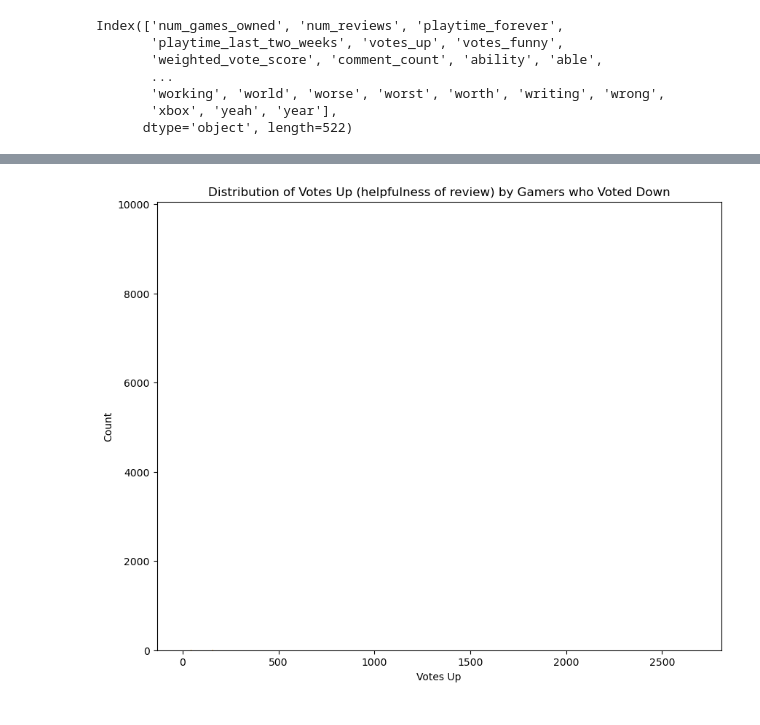
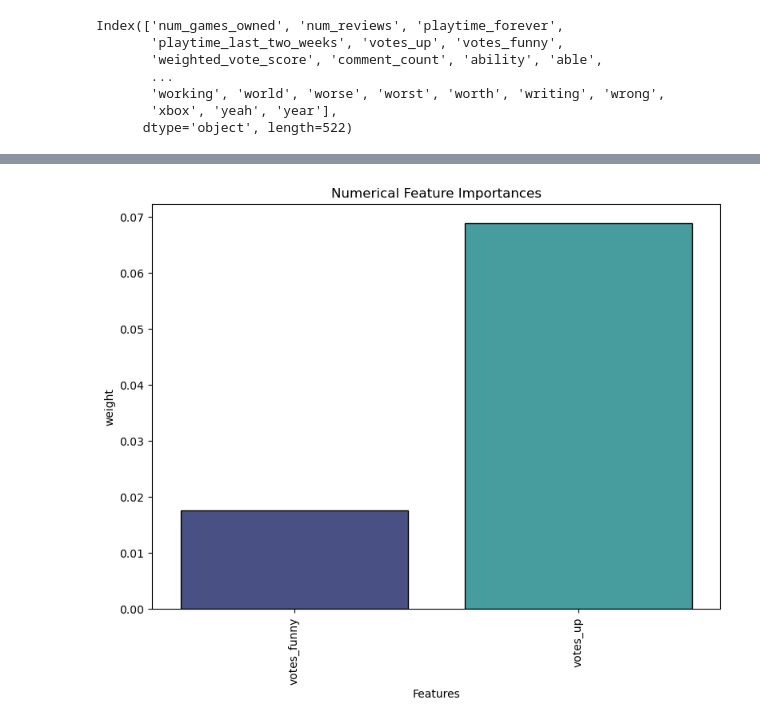
Before and after one commit to JocelArcelona/Fallout-Series-Steam-Reviews-Sentiment-Analysis, a Jupyter notebook: notebooks/Data Cleaning, EDA and Modeling with Unigrams using NLTK.ipynb, the cells around one changed output, grey strips where cells are left out. Cells and saved outputs as stored; diff of their text form; code cells hidden in the pictures.

Commit message:
added numerical and word feature importances

```diff
--- a/notebooks/Data Cleaning, EDA and Modeling with Unigrams using NLTK.ipynb
+++ b/notebooks/Data Cleaning, EDA and Modeling with Unigrams using NLTK.ipynb
@@ -1619,0 +1638,3 @@ top10=top10.sort_values(by='weight',ascending=True)
+# %%
+num_features = top10.drop([512, 513, 514, 515, 516, 517, 518, 519], axis = 0)
+num_features
@@ -1693,10 +1692,12 @@ plt.show();
-# %%
-# distribution of votes_up by players who does not recommend the game
-
-fig, ax = plt.subplots(figsize = (10, 8))
-sns.histplot(data = votes_down, x = "votes_up", color = "orange")
-plt.title("Distribution of Votes Up (helpfulness of review) by Gamers who Voted Down")
-plt.xlabel("Votes Up")
-plt.show();
-# %% [output]
-[figure, removed]
+# %%
+# visualization for numerical features
+
+fig, ax = plt.subplots(figsize = (8, 6))
+sns.barplot(data = num_features, x = "feature", y = "weight", edgecolor = "black", palette = "mako")
+plt.title("Numerical Feature Importances")
+plt.tight_layout()
+plt.xlabel("Features")
+ax.set_xticklabels(ax.get_xticklabels(), rotation = 90)
+plt.show();
+# %% [output]
+[figure, added]
```
Also changed, not shown: parts of 16 cells of this notebook, 1 other file.
